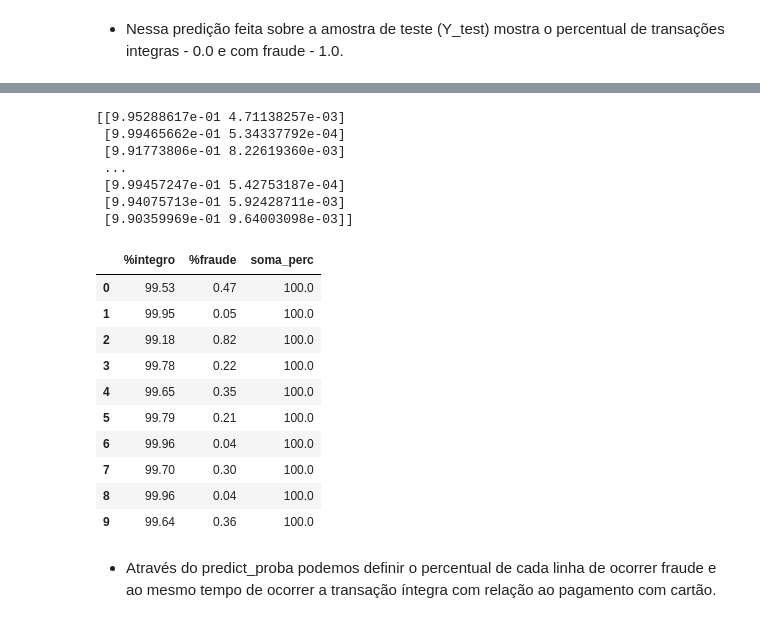
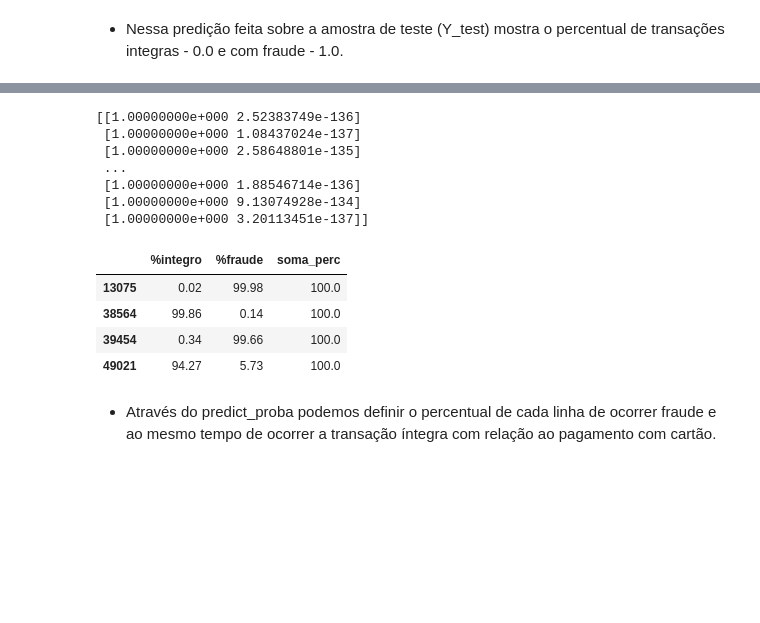
Before and after one commit to jairobernardesjunior/025_Financial_classification_project_fraud_detection, a Jupyter notebook: 02 pfd_treina.ipynb, the cells around one changed output, grey strips where cells are left out. Saved outputs shown, nothing was run; the diff lists cells and outputs as text; code cells hidden in the pictures; blank space fills up the shorter version.

```diff
--- a/02 pfd_treina.ipynb
+++ b/02 pfd_treina.ipynb
@@ -47,7 +47,7 @@ from matplotlib import pyplot # plotagem gráfica
 import seaborn as sns # plotagem gráfica
 # %%
 # carregando arquivo tratado em dataframe
-df_fraud = pd.read_csv('df_treated/df_fraud_trans.csv')
+df_fraud = pd.read_csv('df_treated/df_fraud.csv')
 # %%
 # conferindo a dimensão do dataframe, linhas e colunas
 df_fraud.shape
@@ -98,13 +115,7 @@ list(df_fraud.columns)
 # %%
 # separando variáveis independentes(x) e dependente(y)(target)
-X = df_fraud[['accountAgeDays',
-                'numItems',
-                'localTime',
-                #'paymentMethod',
-                'paymentMethodAgeDays',
-                'label',
-                'ord__paymentMethod']]
-y = df_fraud[['label']]
+X = df_fraud.drop(columns='Class')
+y = df_fraud[['Class']]
 # %%
 # visualizando as variáveis independentes(x) e dependente(y)
 print('X=', X.info())
@@ -354,13 +334,13 @@ y_pred_proba = lda_model.predict_proba(X_test)
 # visualiza a predição das probabilidades de integridade e fraude
 print(y_pred_proba)
 # %% [output]
-[[9.95288617e-01 4.71138257e-03]
- [9.99465662e-01 5.34337792e-04]
- [9.91773806e-01 8.22619360e-03]
+[[1.00000000e+000 2.52383749e-136]
+ [1.00000000e+000 1.08437024e-137]
+ [1.00000000e+000 2.58648801e-135]
  ...
- [9.99457247e-01 5.42753187e-04]
- [9.94075713e-01 5.92428711e-03]
- [9.90359969e-01 9.64003098e-03]]
+ [1.00000000e+000 1.88546714e-136]
+ [1.00000000e+000 9.13074928e-134]
+ [1.00000000e+000 3.20113451e-137]]
 # %%
 # transforma array em dataframe
 df_fraud_proba = pd.DataFrame(y_pred_proba)
@@ -375,19 +355,13 @@ df_fraud_proba = round(df_fraud_proba*100, 2)
 df_fraud_proba['soma_perc'] = df_fraud_proba['%integro'] + df_fraud_proba['%fraude']
 # %%
 # exibe o dataframe de cada classe de período para checar os percentuais
-df_fraud_proba.head(10)
+df_fraud_proba[(df_fraud_proba['%fraude']>0) & (df_fraud_proba['%fraude']<100)].head(10)
 # %% [output]
 |  | %integro | %fraude | soma_perc |
-| 0 | 99.53 | 0.47 | 100.0 |
-| 1 | 99.95 | 0.05 | 100.0 |
-| 2 | 99.18 | 0.82 | 100.0 |
-| 3 | 99.78 | 0.22 | 100.0 |
-| 4 | 99.65 | 0.35 | 100.0 |
-| 5 | 99.79 | 0.21 | 100.0 |
-| 6 | 99.96 | 0.04 | 100.0 |
-| 7 | 99.70 | 0.30 | 100.0 |
-| 8 | 99.96 | 0.04 | 100.0 |
-| 9 | 99.64 | 0.36 | 100.0 |
+| 13075 | 0.02 | 99.98 | 100.0 |
+| 38564 | 99.86 | 0.14 | 100.0 |
+| 39454 | 0.34 | 99.66 | 100.0 |
+| 49021 | 94.27 | 5.73 | 100.0 |
 # %% [markdown]
 - Através do predict_proba podemos definir o percentual de cada linha de ocorrer fraude e ao mesmo tempo de ocorrer a transação íntegra com relação ao pagamento com cartão.
 # %%
```
Also changed, not shown: parts of 18 cells of this notebook, 15 other files.
